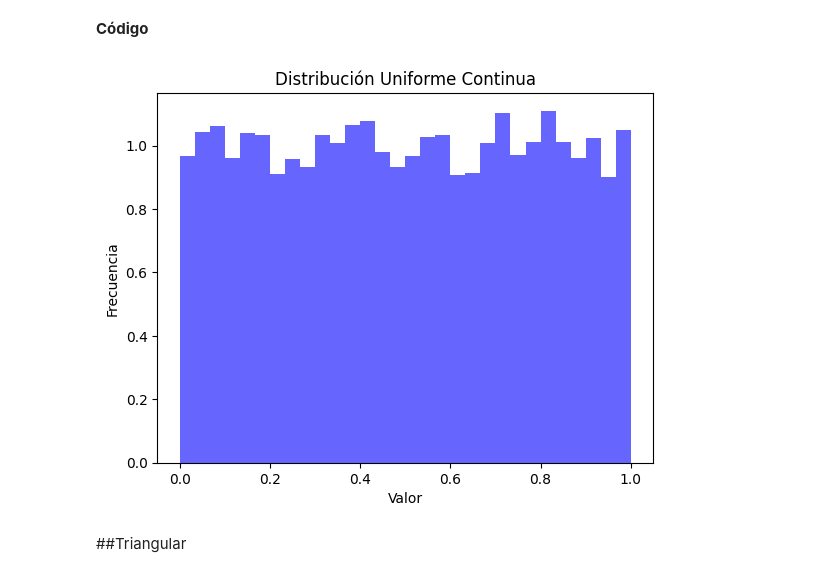
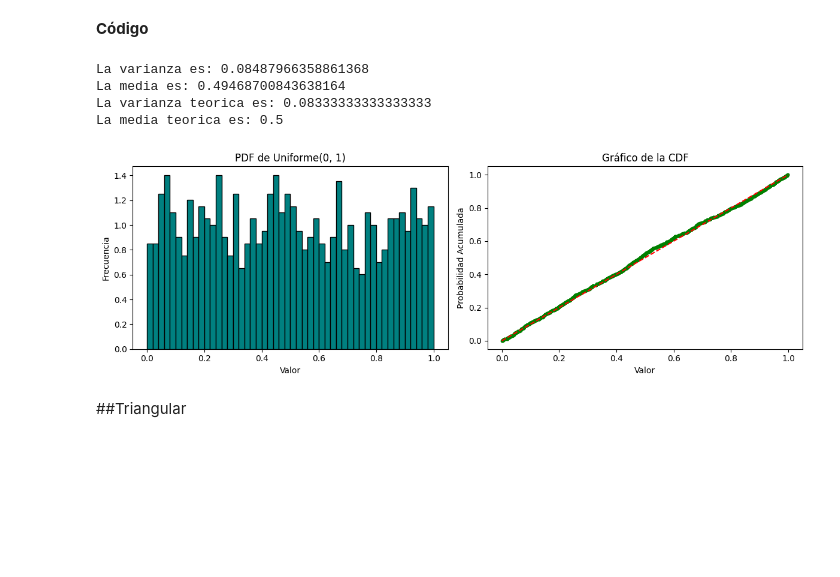
Before and after one commit to JimenezHAnaFer/SIMULACION-1, a Jupyter notebook: Catalogo.ipynb, the cells around one changed output. Drawn from its saved outputs; the diff is of its cells as text; code cells hidden in the pictures; blank space fills up the shorter version.

```diff
--- a/Catalogo.ipynb
+++ b/Catalogo.ipynb
@@ -57,33 +59,50 @@ $$X=a+(b-a)U$$
 3. Retornar $X$ como la variable simulada
 # %% [markdown]
 **Código**
-# %%
-import random as rd
-import matplotlib.pyplot as plt
-
-
-muestra = []
-def uniforme_continua(a, b):
-    U = rd.random()
-    X = a + (b - a) * U
-    muestra.append(X)
-    return X
-
-# Ejemplo de uso
-a = 0
-b = 1
-for _ in range(10000):
-    uniforme_continua(a, b)
-
-
-
-plt.hist(muestra, bins=30, density=True, alpha=0.6, color='b')
-plt.xlabel('Valor')
-plt.ylabel('Frecuencia')
-plt.title('Distribución Uniforme Continua')
-plt.show()
-# %% [output]
-[figure, removed]
+# %%
+import numpy as np
+import matplotlib.pyplot as plt
+
+def simular_uniforme(a, b, n=1000):
+    return np.random.uniform(a, b, n)
+
+# Parámetros y simulación
+a=0
+b=1
+muestras = simular_uniforme(a, b)
+
+#Valores
+print('La varianza es:',np.var(muestras))
+print('La media es:',np.mean(muestras))
+print('La varianza teorica es:', (b-a)**2/12)
+print('La media teorica es:', (a+b)/2)
+
+
+# Configurar gráficos
+plt.figure(figsize=(12, 4))
+
+# Histograma (PDF)
+plt.subplot(1, 2, 1)
+plt.hist(muestras, bins=50, density=True, color='teal', edgecolor='black')
+plt.xlabel('Valor')
+plt.ylabel('Frecuencia')
+plt.title('PDF de Uniforme({}, {})'.format(a, b))
+
+# Gráfico
+plt.subplot(1, 2, 2)
+plt.scatter(np.sort(muestras), np.linspace(0, 1, len(muestras)), color='green', s=10)
+plt.plot([a, b], [0, 1], 'r--')
+plt.title('Gráfico de la CDF')
+plt.xlabel('Valor')
+plt.ylabel('Probabilidad Acumulada')
+plt.tight_layout()
+plt.show()
+# %% [output]
+La varianza es: 0.08487966358861368
+La media es: 0.49468700843638164
+La varianza teorica es: 0.08333333333333333
+La media teorica es: 0.5
+[figure, added]
 # %% [markdown]
 ##Triangular
 # %% [markdown]
```
Also changed, not shown: parts of 53 cells of this notebook.
